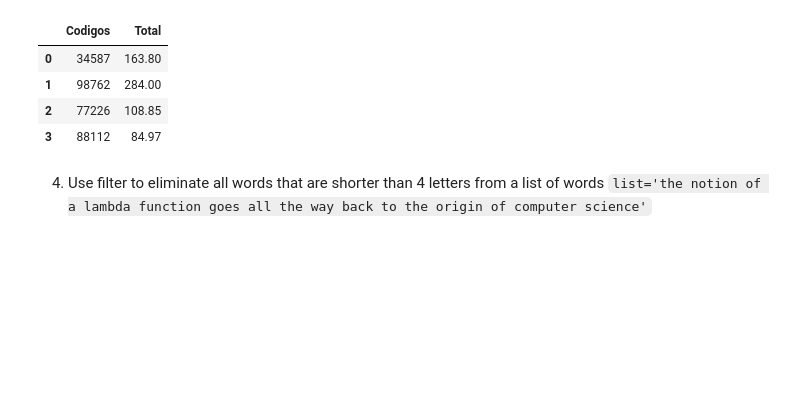
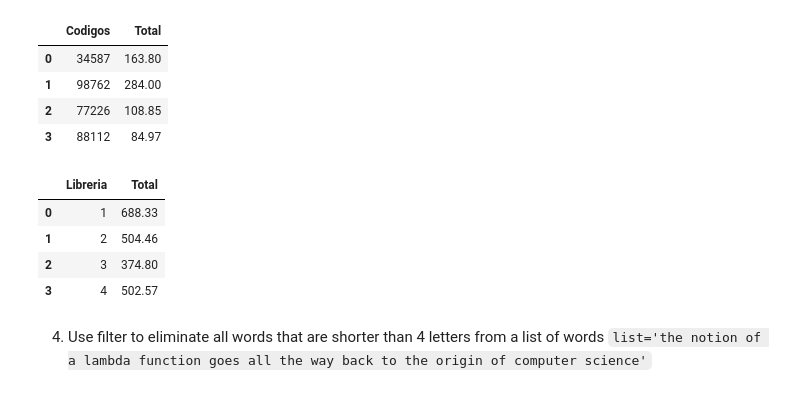
Before and after one commit to ACristinaVV/ProyectoConjunto2_ILANDAVERDE_ACVAZQUEZ, a Jupyter notebook: Tarea2_ILANDAVERDE_ACVAZQUEZ.ipynb, the cells around one changed output. Drawn from its saved outputs; the diff is of its cells as text; code cells hidden in the pictures; blank space fills up the shorter version.

Commit message:
Ejercicio 3
Ejercicio 2 con pandas

```diff
--- a/Tarea2_ILANDAVERDE_ACVAZQUEZ.ipynb
+++ b/Tarea2_ILANDAVERDE_ACVAZQUEZ.ipynb
@@ -171,3 +169,20 @@ total1
+# %%
+#Ejercicio 2 con Pandas
+orders2 = [[1, "5464", 4, 9.99, "8274",18,12.99, "9744", 9, 44.95],
+          [2, "5464", 9, 9.99, "9744", 9, 44.95, 0, 0 ,0],
+          [3, "5464", 9, 9.99, "88112", 11, 24.99, 0 , 0 , 0],
+          [4, "8732", 7, 11.99,"7733",11,18.99, "88112", 5, 39.95] ]
+A = pd.DataFrame(orders2)
+total2 = pd.DataFrame({'Libreria':A[0], 'Total': (A[2]*A[3]).apply(lambda x: x+10 if 0 < x <= 100 else x) +
+                       (A[5]*A[6]).apply(lambda x: x+10 if 0 < x <= 100 else x) +
+                      (A[8]*A[9]).apply(lambda x: x+10 if 0 < x <= 100 else x)})
+total2
+# %% [output]
+|  | Libreria | Total |
+| 0 | 1 | 688.33 |
+| 1 | 2 | 504.46 |
+| 2 | 3 | 374.80 |
+| 3 | 4 | 502.57 |
 # %% [markdown]
 4. Use filter to eliminate all words that are shorter than 4 letters from a list of words
 `list='the notion of a lambda function goes all the way back to the origin of computer science'`
```
Also changed, not shown: parts of 1 cell of this notebook.
